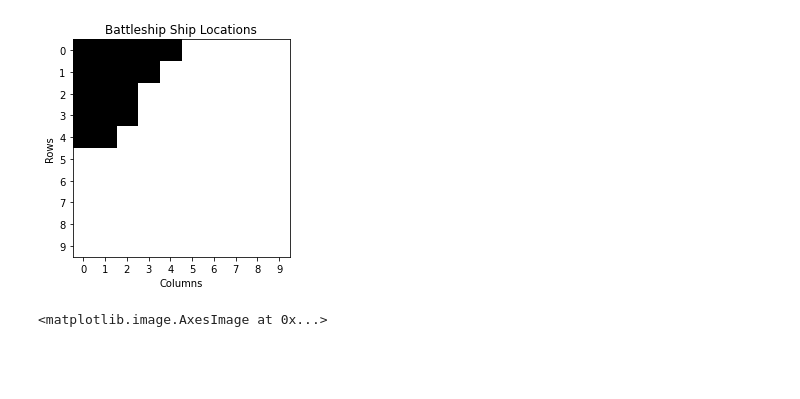
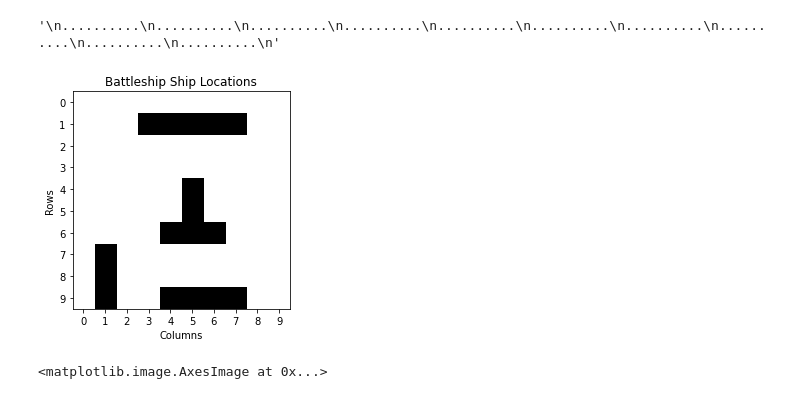
Before and after one commit to anderson-truong/CS32-Project3, a Jupyter notebook: Python/Battleship_Probability_Density.ipynb, the cells around one changed output. Saved outputs shown, nothing was run; the diff lists cells and outputs as text; code cells hidden in the pictures; blank space fills up the shorter version.

```diff
--- a/Python/Battleship_Probability_Density.ipynb
+++ b/Python/Battleship_Probability_Density.ipynb
@@ -225,8 +229,10 @@ ship_types = [Ship(3, 'C', 'cruiser'), Ship(2, 'D', 'destroyer'), Ship(3, 'S', '
 ..........
 ..........
 '''
-game = np.array([[ch for ch in row] for row in board.lstrip('\n').rstrip('\n').split('\n')])
-def randomPlace(
+#game = np.array([[ch for ch in row] for row in board.lstrip('\n').rstrip('\n').split('\n')])
+#def randomPlace(
+# %% [output]
+'\n..........\n..........\n..........\n..........\n..........\n..........\n..........\n..........\n..........\n..........\n'
 # %%
 '''
 ..........
@@ -242,42 +248,42 @@ def randomPlace(
 '''
 '''
 ..........
 ...AAAAA..
 ..........
 ..........
 .....D....
 .....D....
 ....CCC...
 .S........
 .S........
 .S..BBBB..
 '''
 board = '''
-AAAAA.....
-BBBB......
-CCC.......
-SSS.......
-DD........
+..........
+...AAAAA..
 ..........
 ..........
-..........
-..........
-..........
+.....D....
+.....D....
+....CCC...
+.S........
+.S........
+.S..BBBB..
 '''
 boardHeatMap = np.array([[1 if ch != '.' else 0 for ch in row ] for row in board.lstrip('\n').rstrip('\n').split('\n')], dtype=int)
 r, c = boardHeatMap.shape
 plt.xlabel('Columns')
 plt.ylabel('Rows')
 plt.xticks(ticks=np.arange(c), labels=np.arange(c))
 plt.yticks(ticks=np.arange(r), labels=np.arange(r))
 plt.title('Battleship Ship Locations')
 im = plt.imshow(boardHeatMap, cmap='binary', interpolation='nearest')
 #ax = plt.gca()
 #plt.colorbar(im)
 #plt.grid(color='gray', linestyle='-.', linewidth=1)
 plt.savefig('shiplocation.png')
 # %% [output]
-[figure, old version]
+[figure, new version]
 # %%
 a = np.zeros((10, 10))
 for i, value in np.ndenumerate(a):
```
Also changed, not shown: parts of 2 cells of this notebook, 4 other files.
